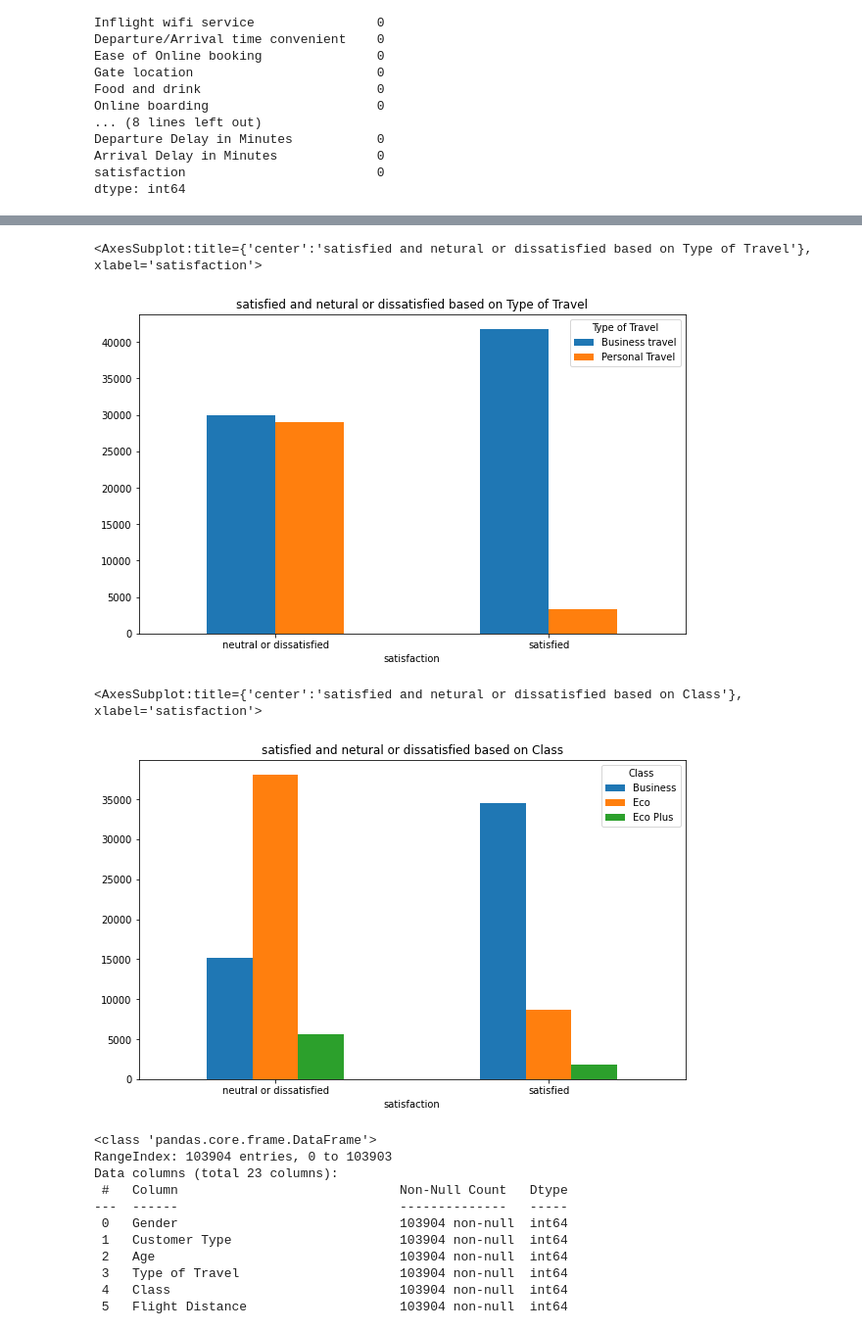
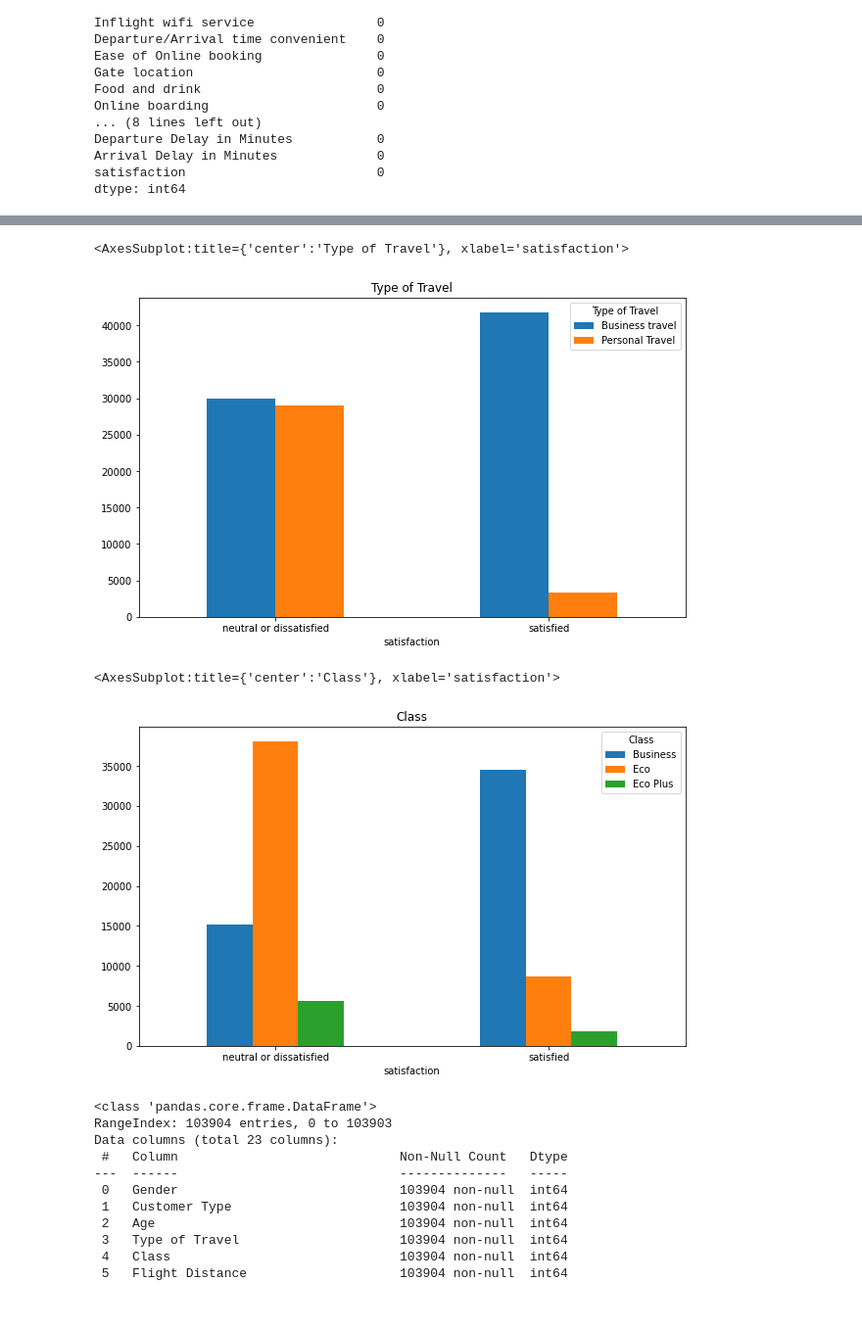
Before and after one commit to dynle/2020f-ML, a Jupyter notebook: project/airlinesatisfaction/code.ipynb, the cells around one changed output, grey strips where cells are left out. Shown at 98% size. Drawn from its saved outputs; the diff is of its cells as text; code cells hidden in the pictures.

```diff
--- a/project/airlinesatisfaction/code.ipynb
+++ b/project/airlinesatisfaction/code.ipynb
@@ -129,15 +129,15 @@ class_df.plot(figsize=(10,6),title='satisfied and netural or dissatisfied based
 # %%
 class_df = train.groupby(['satisfaction','Type of Travel'])['satisfaction'].count().unstack('Type of Travel')
-class_df.plot(figsize=(10,6),title='satisfied and netural or dissatisfied based on Type of Travel',kind='bar',rot=0)
+class_df.plot(figsize=(10,6),title='Type of Travel',kind='bar',rot=0)
 # %% [output]
-<AxesSubplot:title={'center':'satisfied and netural or dissatisfied based on Type of Travel'}, xlabel='satisfaction'>
+<AxesSubplot:title={'center':'Type of Travel'}, xlabel='satisfaction'>
-[figure, old version]
+[figure, new version]
 # %%
 class_df = train.groupby(['satisfaction','Class'])['satisfaction'].count().unstack('Class')
-class_df.plot(figsize=(10,6),title='satisfied and netural or dissatisfied based on Class',kind='bar',rot=0)
+class_df.plot(figsize=(10,6),title='Class',kind='bar',rot=0)
 # %% [output]
-<AxesSubplot:title={'center':'satisfied and netural or dissatisfied based on Class'}, xlabel='satisfaction'>
+<AxesSubplot:title={'center':'Class'}, xlabel='satisfaction'>
-[figure, old version]
+[figure, new version]
 # %%
 from sklearn.preprocessing import LabelEncoder
 le = LabelEncoder()
```
Also changed, not shown: parts of 13 cells of this notebook, 1 other file.
